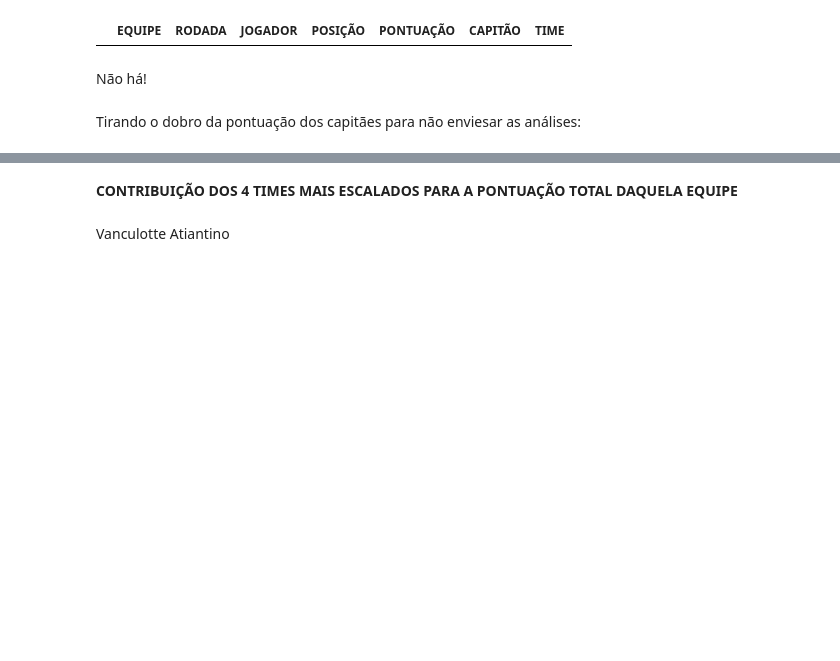
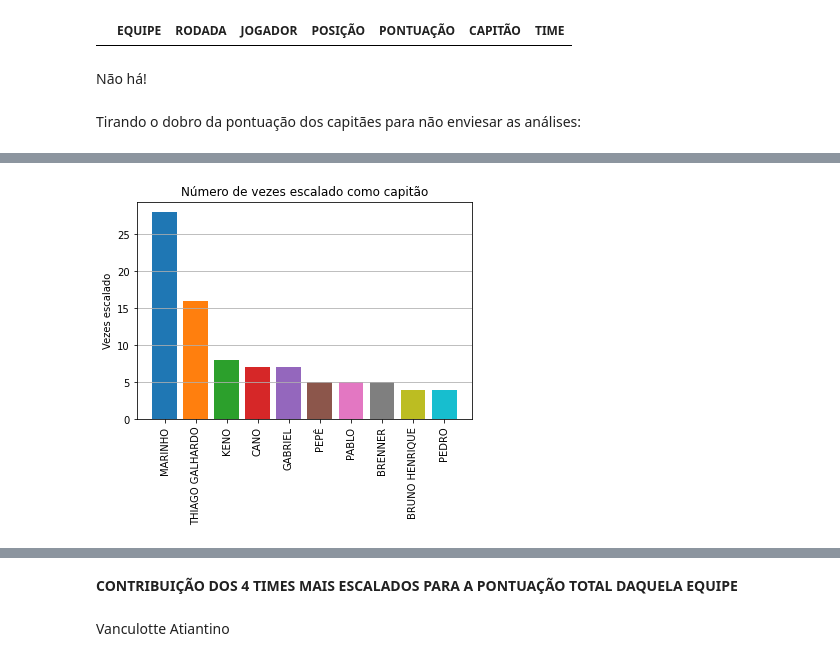
Before and after one commit to Eric-Mendes/estatisticas-quem-cair-calil, a Jupyter notebook: notebooks/estudo_das_escalacoes_times_serios.ipynb, the cells around one changed output, grey strips where cells are left out. Cells and saved outputs as stored; diff of their text form; code cells hidden in the pictures; blank space fills up the shorter version.

```diff
--- a/notebooks/estudo_das_escalacoes_times_serios.ipynb
+++ b/notebooks/estudo_das_escalacoes_times_serios.ipynb
@@ -94 +75,11 @@ plt.show()
+# %%
+data = df["JOGADOR"].loc[df["CAPITÃO"] == "SIM"].value_counts()
+plt.bar(x=data[:10].index, height=data[:10], color=sns.color_palette())
+plt.xticks(rotation='vertical')
+plt.ylabel('Vezes escalado')
+plt.grid(axis='y')
+plt.title('Número de vezes escalado como capitão')
+plt.show()
+# %% [output]
+[figure, added]
 # %%
```
Also changed, not shown: parts of 15 cells of this notebook.
